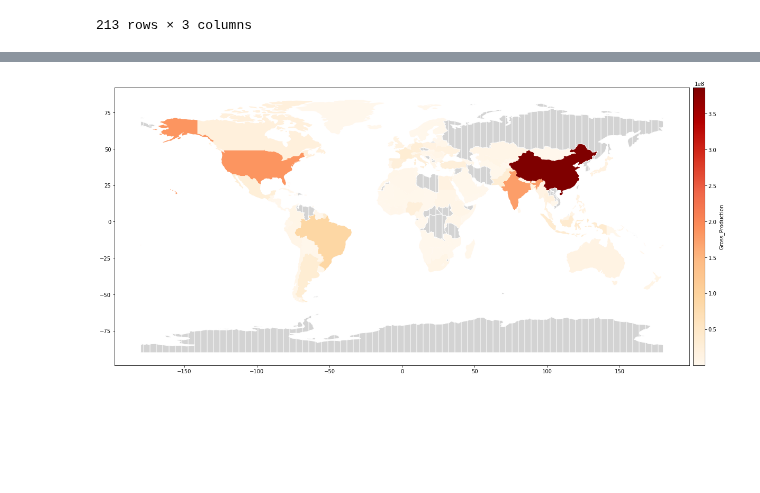
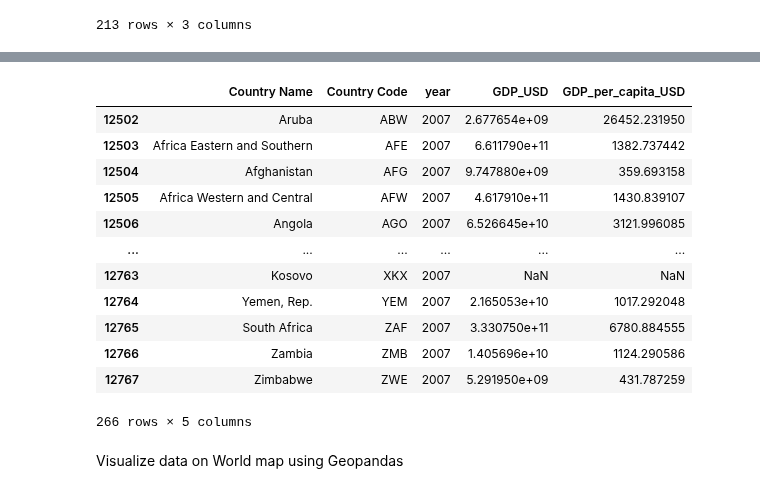
Before and after one commit to saumyasucharita/Agriculture-Data-Analysis, a Jupyter notebook: Multi-variate time series regression.ipynb, the cells around one changed output, grey strips where cells are left out. Cells and saved outputs as stored; diff of their text form; code cells hidden in the pictures; blank space fills up the shorter version.

```diff
--- a/Multi-variate time series regression.ipynb
+++ b/Multi-variate time series regression.ipynb
@@ -192,12 +152,22 @@ ax = df_world["geometry"].boundary.plot(figsize=(20,16))
-# %%
-
-
-fig, ax = plt.subplots(1, 1, figsize=(20, 16))
-divider = make_axes_locatable(ax)
-cax = divider.append_axes("right", size="2%", pad="0.5%")
-df_world_agri.plot(column="Gross_Production", ax=ax, cax=cax, cmap='OrRd',
-
-legend=True, legend_kwds={"label": "Gross_Production"}, missing_kwds={"color": "lightgrey", "edgecolor": "white", "hatch": "|"})
-plt.show()
-# %% [output]
-[figure, removed]
+# %%
+#Load World GDP data
+world_gdp_data = pd.read_csv('Dataset/archive/world_country_gdp_usd.csv')
+world_gdp_data['Country Name'] = world_gdp_data['Country Name'].replace('United States', 'United States of America')
+gdp_data_2007 = world_gdp_data[world_gdp_data['year'] == 2007]
+gdp_data_2007
+# %% [output]
+|  | Country Name | Country Code | year | GDP_USD | GDP_per_capita_USD |
+| 12502 | Aruba | ABW | 2007 | 2.677654e+09 | 26452.231950 |
+| 12503 | Africa Eastern and Southern | AFE | 2007 | 6.611790e+11 | 1382.737442 |
+| 12504 | Afghanistan | AFG | 2007 | 9.747880e+09 | 359.693158 |
+| 12505 | Africa Western and Central | AFW | 2007 | 4.617910e+11 | 1430.839107 |
+| 12506 | Angola | AGO | 2007 | 6.526645e+10 | 3121.996085 |
+| ... | ... | ... | ... | ... | ... |
+| 12763 | Kosovo | XKX | 2007 | NaN | NaN |
+| 12764 | Yemen, Rep. | YEM | 2007 | 2.165053e+10 | 1017.292048 |
+| 12765 | South Africa | ZAF | 2007 | 3.330750e+11 | 6780.884555 |
+| 12766 | Zambia | ZMB | 2007 | 1.405696e+10 | 1124.290586 |
+| 12767 | Zimbabwe | ZWE | 2007 | 5.291950e+09 | 431.787259 |
+266 rows × 5 columns
+# %% [markdown]
+Visualize data on World map using Geopandas
```
Also changed, not shown: parts of 11 cells of this notebook, 1 other file.
